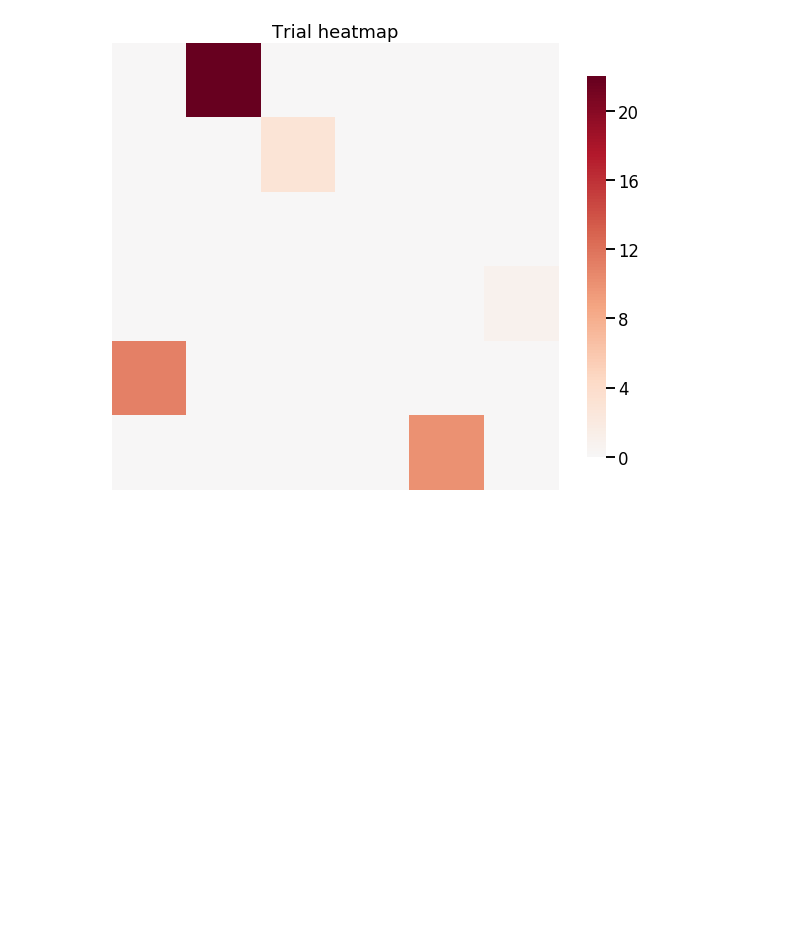
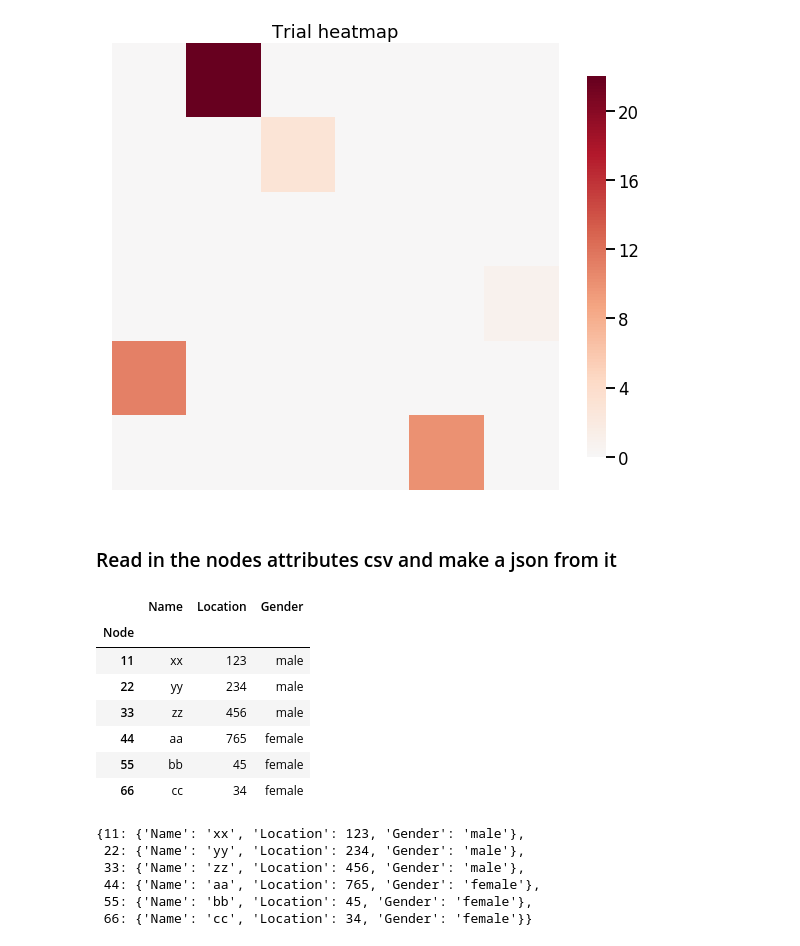
Before and after one commit to dmannan/graphSpec, a Jupyter notebook: trial2.ipynb, the cells around one changed output. Cells and saved outputs as stored; diff of their text form; code cells hidden in the pictures; blank space fills up the shorter version.

```diff
--- a/trial2.ipynb
+++ b/trial2.ipynb
@@ -65,3 +66,18 @@ title = 'Trial heatmap'
 fig= heatmap(new, title=title)
 # %% [output]
 [figure]
+# %% [markdown]
+### Read in the nodes attributes csv and make a json from it
+# %%
+df2 = pd.read_csv("exampleNode.csv", index_col = 0)
+# %%
+df2
+# %% [output]
+|  | Name | Location | Gender |
+| Node |  |  |  |
+| 11 | xx | 123 | male |
+| 22 | yy | 234 | male |
+| 33 | zz | 456 | male |
+| 44 | aa | 765 | female |
+| 55 | bb | 45 | female |
+| 66 | cc | 34 | female |
@@ -67,0 +87,9 @@ fig= heatmap(new, title=title)
+# %%
+dictOfdf
+# %% [output]
+{11: {'Name': 'xx', 'Location': 123, 'Gender': 'male'},
+ 22: {'Name': 'yy', 'Location': 234, 'Gender': 'male'},
+ 33: {'Name': 'zz', 'Location': 456, 'Gender': 'male'},
+ 44: {'Name': 'aa', 'Location': 765, 'Gender': 'female'},
+ 55: {'Name': 'bb', 'Location': 45, 'Gender': 'female'},
+ 66: {'Name': 'cc', 'Location': 34, 'Gender': 'female'}}
```
Also changed, not shown: parts of 9 cells of this notebook, 2 other files.
